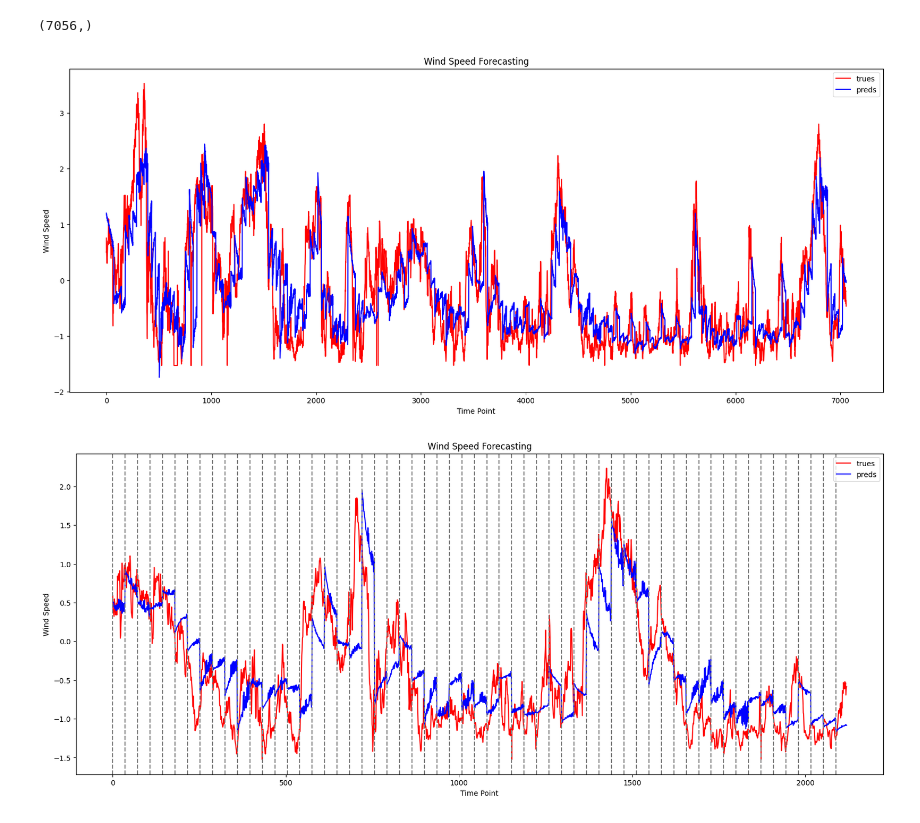
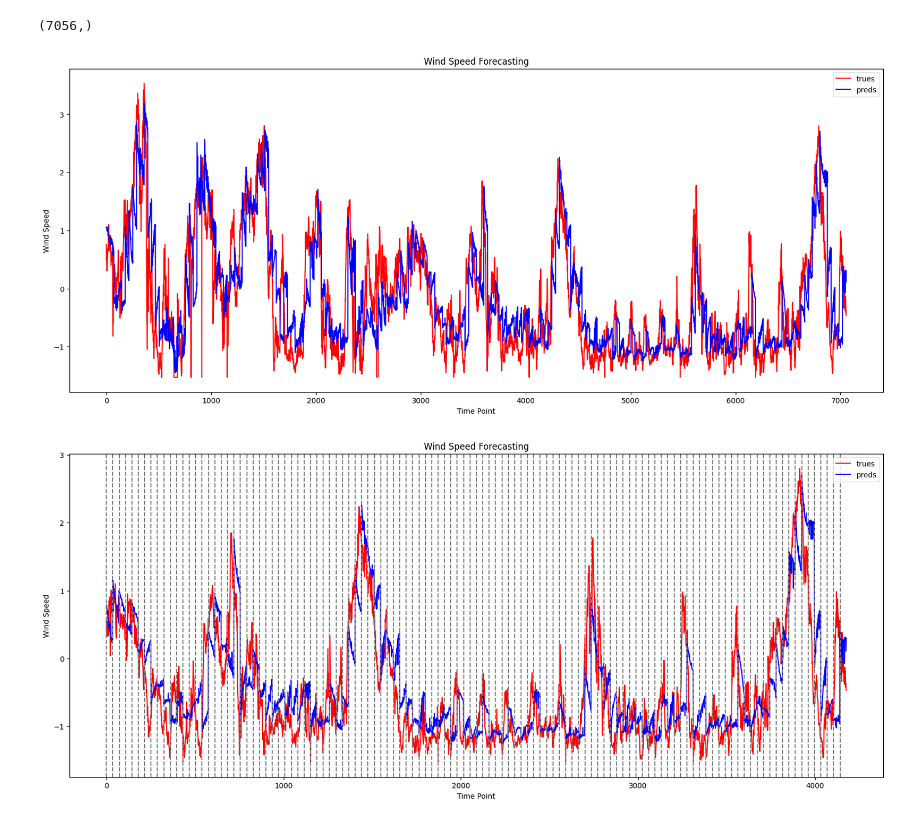
Before and after one commit to yellow378/WindSpeedForecasting, a Jupyter notebook: analysis/resultPic.ipynb, the cells around one changed output. Cells and saved outputs as stored; diff of their text form; code cells hidden in the pictures.

```diff
--- a/analysis/resultPic.ipynb
+++ b/analysis/resultPic.ipynb
@@ -4,7 +4,7 @@ import numpy as np
 import os
 import matplotlib.pyplot as plt
 
-param = 'long_term_forecast_test_LightTime_custom_ftMS_sl432_ll48_pl36_dm32_nh1_el2_dl1_df2048_fc1_ebtimeF_dtTrue_test_0'
+param = 'long_term_forecast_test_LightTime_custom_ftMS_sl432_ll48_pl36_dm32_nh2_el2_dl1_df2048_fc1_ebtimeF_dtTrue_test_0'
 path = "../results/"
 
 trues = np.load(os.path.join(path,param,'true.npy'))
@@ -37,36 +37,36 @@ ax.legend()
 ax.set_xlabel('Time Point')
 ax.set_ylabel('Wind Speed')
 ax.set_title('Wind Speed Forecasting')
-plt.savefig('./resultPic/Ex_dm128_nh4.png',bbox_inches='tight')
+plt.savefig('./resultPic/Ex_dm128_nh4_ignore.png',bbox_inches='tight')
 # %% [output]
 (7056,)
-[figure, old version]
+[figure, new version]
 # %%
-true = trues[2880:5000]
-pred = preds[2880:5000]
+true = trues[6400:]
+pred = preds[6400:]
 # pred = preds[2880:4320]
 
 # 创建一个图形和坐标轴对象
 fig, ax = plt.subplots(figsize=(20,8))
 
 # 绘制trues序列，颜色为蓝色
 ax.plot(true, color='red', label='trues')
 
 # 绘制preds序列，颜色为绿色
 ax.plot(pred, color='blue', label='preds')
 
 # 添加每隔36个点的竖线（虚线）
 for i in range(0, len(true), 36):
     ax.axvline(x=i, color='gray', linestyle='dashed')
 
 # 添加图例
 ax.legend()
 
 # 设置坐标轴标签等
 ax.set_xlabel('Time Point')
 ax.set_ylabel('Wind Speed')
 ax.set_title('Wind Speed Forecasting')
 
 plt.show()
 # %% [output]
-[figure, old version]
+[figure, new version]
```
Also changed, not shown: 4 other files.
